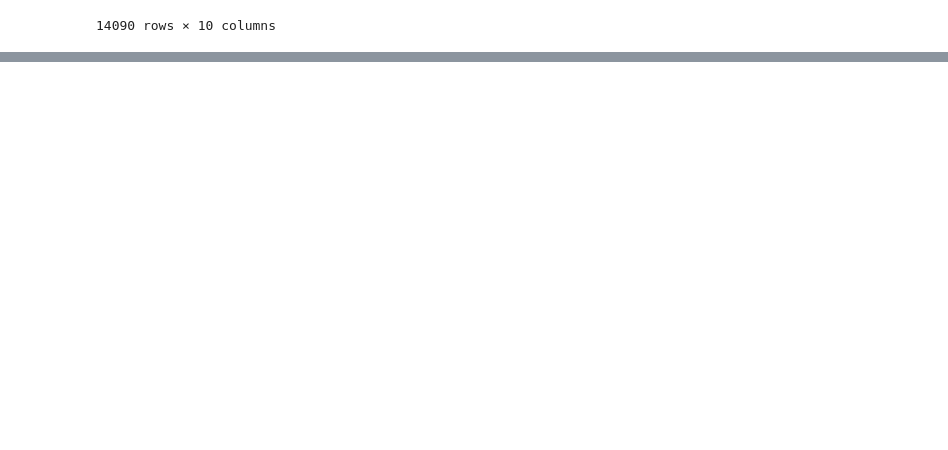
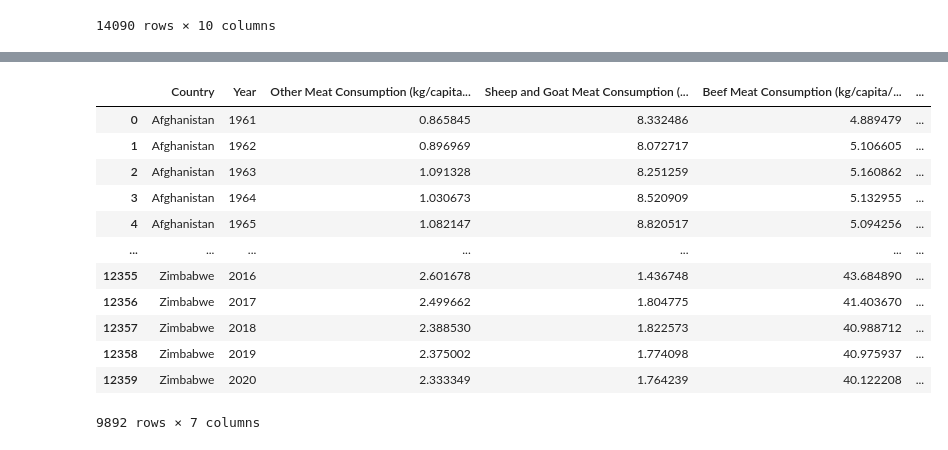
Before and after one commit to albertevieites/meat, a Jupyter notebook: notebooks/assemble_data.ipynb, the cells around one changed output, grey strips where cells are left out. Saved outputs shown, nothing was run; the diff lists cells and outputs as text; code cells hidden in the pictures; blank space fills up the shorter version.

```diff
--- a/notebooks/assemble_data.ipynb
+++ b/notebooks/assemble_data.ipynb
@@ -117,0 +127,31 @@ plt.show()
+# %%
+df_consume = pd.read_csv("../data/raw/per-capita-meat-consumption-by-type-kilograms-per-year.csv")
+# %%
+df_consume_filtered = df_consume[~df_consume['Entity'].isin(non_country_entities)]
+
+columns_renamed_consumption = {
+    'Entity': 'Country',
+    'Meat, Other | 00002735 || Food available for consumption | 0645pc || kilograms per year per capita': 'Other Meat Consumption (kg/capita/year)',
+    'Meat, sheep and goat | 00002732 || Food available for consumption | 0645pc || kilograms per year per capita': 'Sheep and Goat Meat Consumption (kg/capita/year)',
+    'Meat, beef | 00002731 || Food available for consumption | 0645pc || kilograms per year per capita': 'Beef Meat Consumption (kg/capita/year)',
+    'Meat, pig | 00002733 || Food available for consumption | 0645pc || kilograms per year per capita': 'Pig Meat Consumption (kg/capita/year)',
+    'Meat, poultry | 00002734 || Food available for consumption | 0645pc || kilograms per year per capita': 'Poultry Meat Consumption (kg/capita/year)',
+}
+
+consumption_data = df_consume_filtered.rename(columns=columns_renamed_consumption)
+consumption_data.drop("Code", axis=1, inplace=True)
+consumption_data
+# %% [output]
+|  | Country | Year | Other Meat Consumption (kg/capita... | Sheep and Goat Meat Consumption (... | Beef Meat Consumption (kg/capita/... | ... |
+| 0 | Afghanistan | 1961 | 0.865845 | 8.332486 | 4.889479 | ... |
+| 1 | Afghanistan | 1962 | 0.896969 | 8.072717 | 5.106605 | ... |
+| 2 | Afghanistan | 1963 | 1.091328 | 8.251259 | 5.160862 | ... |
+| 3 | Afghanistan | 1964 | 1.030673 | 8.520909 | 5.132955 | ... |
+| 4 | Afghanistan | 1965 | 1.082147 | 8.820517 | 5.094256 | ... |
+| ... | ... | ... | ... | ... | ... | ... |
+| 12355 | Zimbabwe | 2016 | 2.601678 | 1.436748 | 43.684890 | ... |
+| 12356 | Zimbabwe | 2017 | 2.499662 | 1.804775 | 41.403670 | ... |
+| 12357 | Zimbabwe | 2018 | 2.388530 | 1.822573 | 40.988712 | ... |
+| 12358 | Zimbabwe | 2019 | 2.375002 | 1.774098 | 40.975937 | ... |
+| 12359 | Zimbabwe | 2020 | 2.333349 | 1.764239 | 40.122208 | ... |
+9892 rows × 7 columns
```
Also changed, not shown: parts of 13 cells of this notebook, 2 other files.
